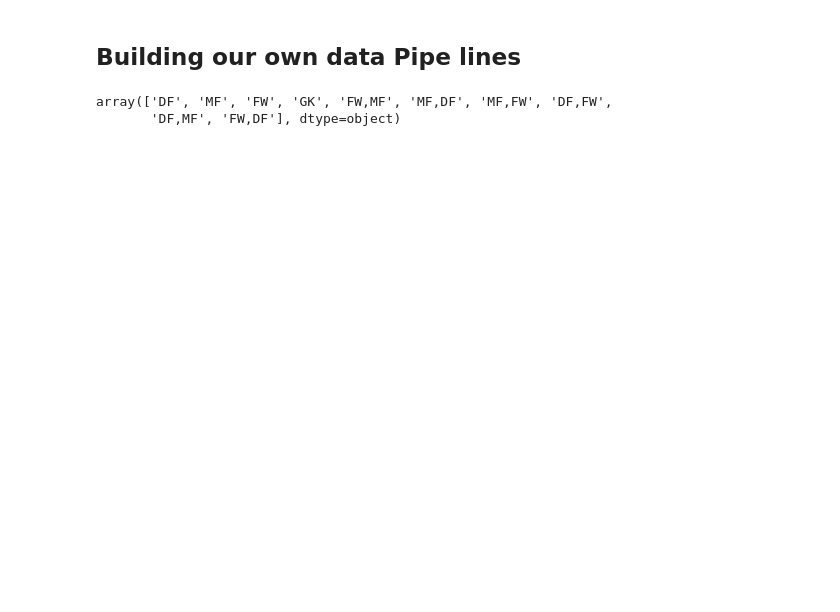
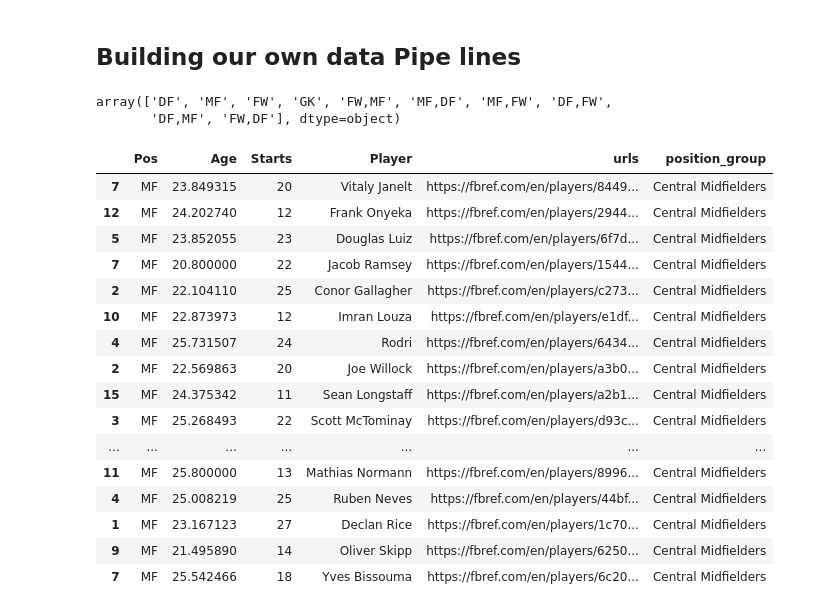
Before and after one commit to steveaq/Webs-Scraping-for-Fooball-Data-, a Jupyter notebook: FBREF - Building a Proxy Database.ipynb, the cells around one changed output. Saved outputs shown, nothing was run; the diff lists cells and outputs as text; code cells hidden in the pictures; blank space fills up the shorter version.

```diff
--- a/FBREF - Building a Proxy Database.ipynb
+++ b/FBREF - Building a Proxy Database.ipynb
@@ -149,6 +149,7 @@ def years_converter(variable_value):
     return final_val
 
 EPL_Player_db['Age'] = EPL_Player_db.apply(lambda x: years_converter(x['Age']), axis=1)
+EPL_Player_db = EPL_Player_db.drop(columns=['matches'])
 # %%
 EPL_Player_db.Pos.unique()
 # %% [output]
@@ -156,0 +194,20 @@ array(['DF', 'MF', 'FW', 'GK', 'FW,MF', 'MF,DF', 'MF,FW', 'DF,FW',
+# %%
+subset_of_data
+# %% [output]
+|  | Pos | Age | Starts | Player | urls | position_group |
+| 7 | MF | 23.849315 | 20 | Vitaly Janelt | https://fbref.com/en/players/8449... | Central Midfielders |
+| 12 | MF | 24.202740 | 12 | Frank Onyeka | https://fbref.com/en/players/2944... | Central Midfielders |
+| 5 | MF | 23.852055 | 23 | Douglas Luiz | https://fbref.com/en/players/6f7d... | Central Midfielders |
+| 7 | MF | 20.800000 | 22 | Jacob Ramsey | https://fbref.com/en/players/1544... | Central Midfielders |
+| 2 | MF | 22.104110 | 25 | Conor Gallagher | https://fbref.com/en/players/c273... | Central Midfielders |
+| 10 | MF | 22.873973 | 12 | Imran Louza | https://fbref.com/en/players/e1df... | Central Midfielders |
+| 4 | MF | 25.731507 | 24 | Rodri | https://fbref.com/en/players/6434... | Central Midfielders |
+| 2 | MF | 22.569863 | 20 | Joe Willock | https://fbref.com/en/players/a3b0... | Central Midfielders |
+| 15 | MF | 24.375342 | 11 | Sean Longstaff | https://fbref.com/en/players/a2b1... | Central Midfielders |
+| 3 | MF | 25.268493 | 22 | Scott McTominay | https://fbref.com/en/players/d93c... | Central Midfielders |
+| ... | ... | ... | ... | ... | ... | ... |
+| 11 | MF | 25.800000 | 13 | Mathias Normann | https://fbref.com/en/players/8996... | Central Midfielders |
+| 4 | MF | 25.008219 | 25 | Ruben Neves | https://fbref.com/en/players/44bf... | Central Midfielders |
+| 1 | MF | 23.167123 | 27 | Declan Rice | https://fbref.com/en/players/1c70... | Central Midfielders |
+| 9 | MF | 21.495890 | 14 | Oliver Skipp | https://fbref.com/en/players/6250... | Central Midfielders |
+| 7 | MF | 25.542466 | 18 | Yves Bissouma | https://fbref.com/en/players/6c20... | Central Midfielders |
```
Also changed, not shown: parts of 7 cells of this notebook.
